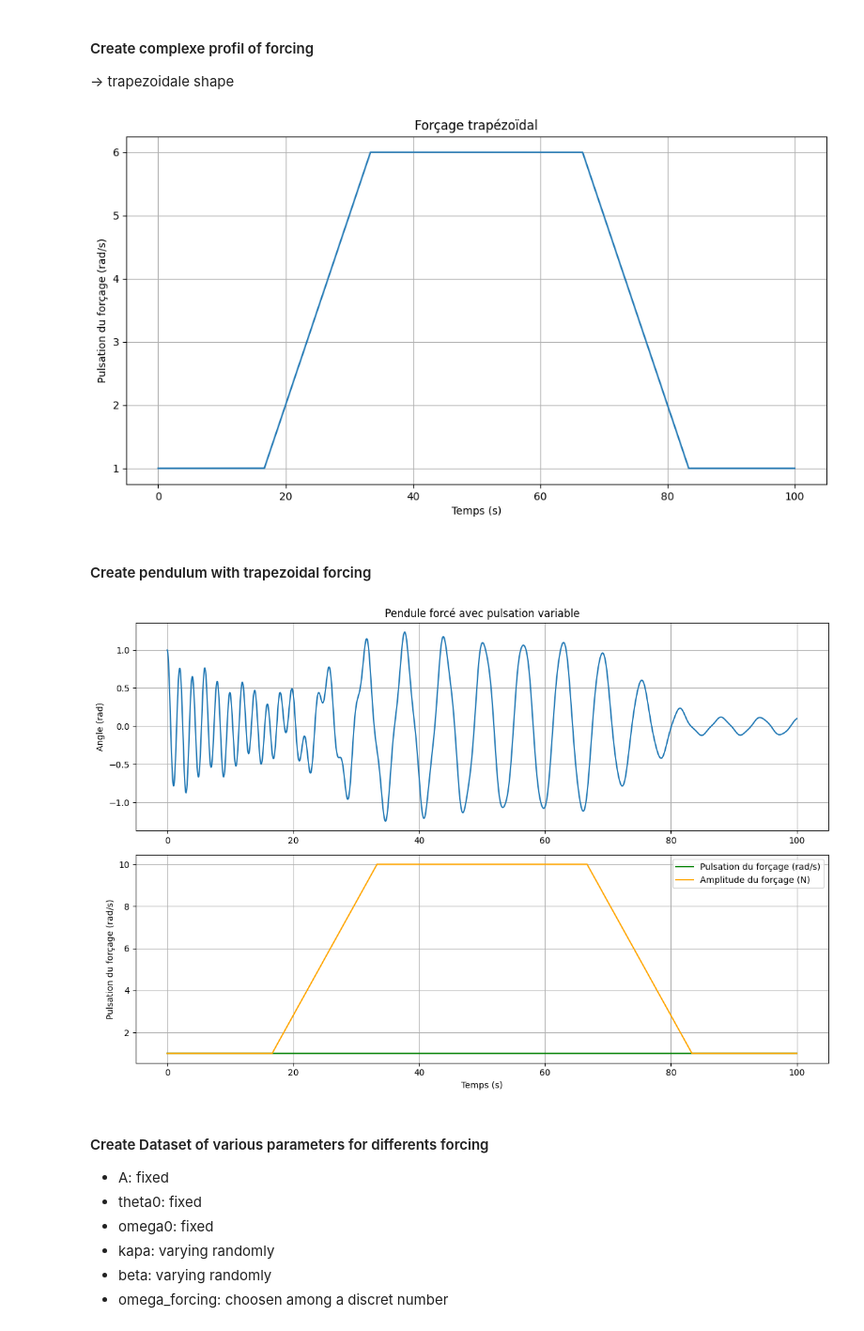
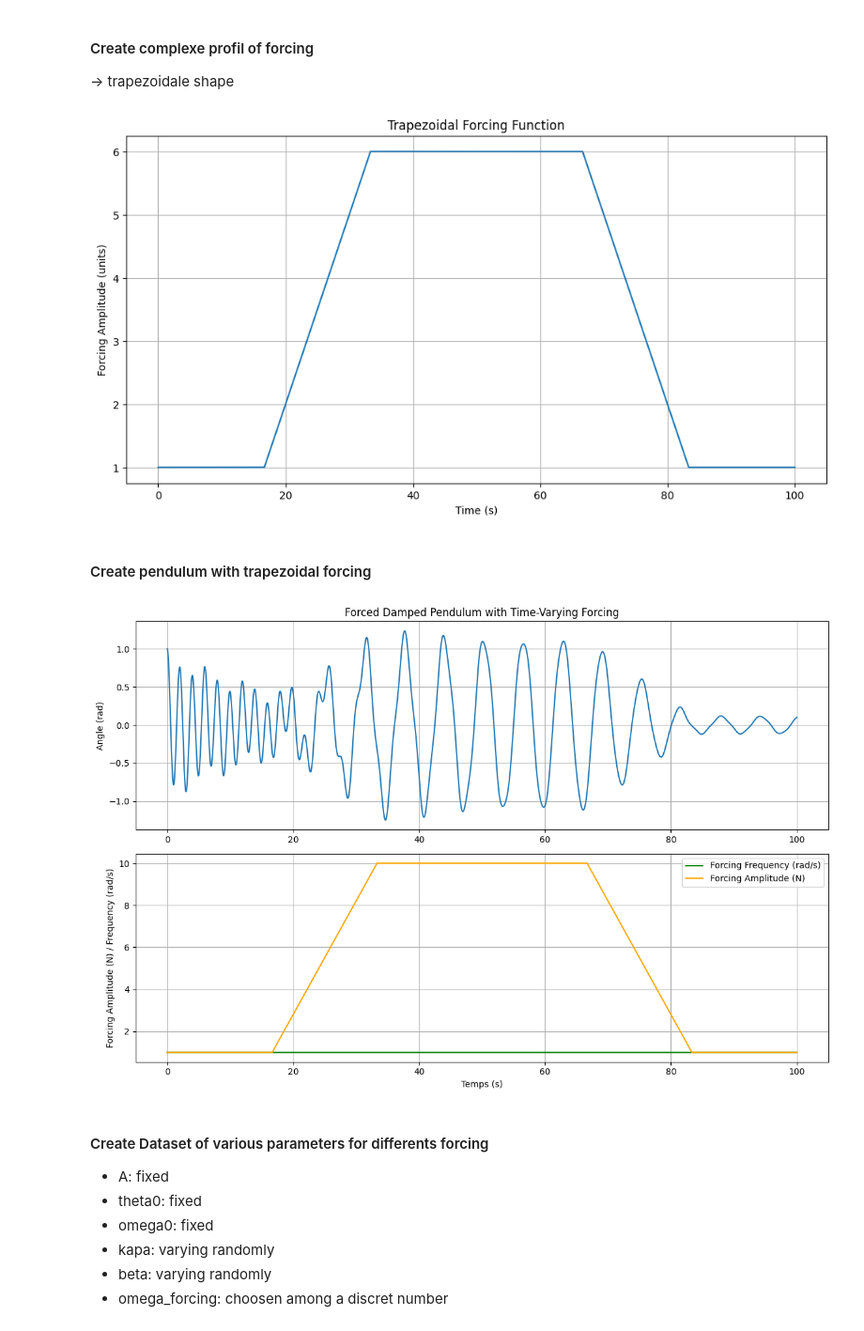
Before and after one commit to LouisBrusset/ITER-physical-parameters-with-SciNet, a Jupyter notebook: notebooks/synthetic_forced_pendulum_scinet.ipynb, the cells around one changed output. Shown at 94% size. Cells and saved outputs as stored; diff of their text form; code cells hidden in the pictures.

```diff
--- a/notebooks/synthetic_forced_pendulum_scinet.ipynb
+++ b/notebooks/synthetic_forced_pendulum_scinet.ipynb
@@ -133,13 +133,13 @@ omega_array = create_trapezoidal_forcing(
 
 plt.figure(figsize=(12, 6))
 plt.plot(t, omega_array)
-plt.xlabel('Temps (s)')
-plt.ylabel('Pulsation du forçage (rad/s)')
-plt.title('Forçage trapézoïdal')
+plt.xlabel('Time (s)')
+plt.ylabel('Forcing Amplitude (units)')
+plt.title('Trapezoidal Forcing Function')
 plt.grid(True)
 plt.show()
 # %% [output]
-[figure, old version]
+[figure, new version]
 # %% [markdown]
 #### Create pendulum with trapezoidal forcing
 # %%
@@ -212,23 +212,23 @@ y = create_synthetic_damped_forced_pendulum(A_array, omega_array, beta, kapa, th
 # %%
 # Visualization
 fig, (ax1, ax2) = plt.subplots(2, 1, figsize=(12, 8))
 
 ax1.plot(t, y)
 ax1.set_ylabel('Angle (rad)')
-ax1.set_title('Pendule forcé avec pulsation variable')
+ax1.set_title('Forced Damped Pendulum with Time-Varying Forcing')
 ax1.grid(True)
 
-ax2.plot(t, omega_array, color='green', label='Pulsation du forçage (rad/s)')
-ax2.plot(t, A_array, color='orange', label='Amplitude du forçage (N)')
-ax2.set_ylabel('Pulsation du forçage (rad/s)')
+ax2.plot(t, omega_array, color='green', label='Forcing Frequency (rad/s)')
+ax2.plot(t, A_array, color='orange', label='Forcing Amplitude (N)')
+ax2.set_ylabel('Forcing Amplitude (N) / Frequency (rad/s)')
 ax2.set_xlabel('Temps (s)')
 ax2.grid(True)
 plt.legend()
 
 plt.tight_layout()
 plt.show()
 # %% [output]
-[figure, old version]
+[figure, new version]
 # %% [markdown]
 #### Create Dataset of various parameters for differents forcing
 
```
Also changed, not shown: 1 other file.
